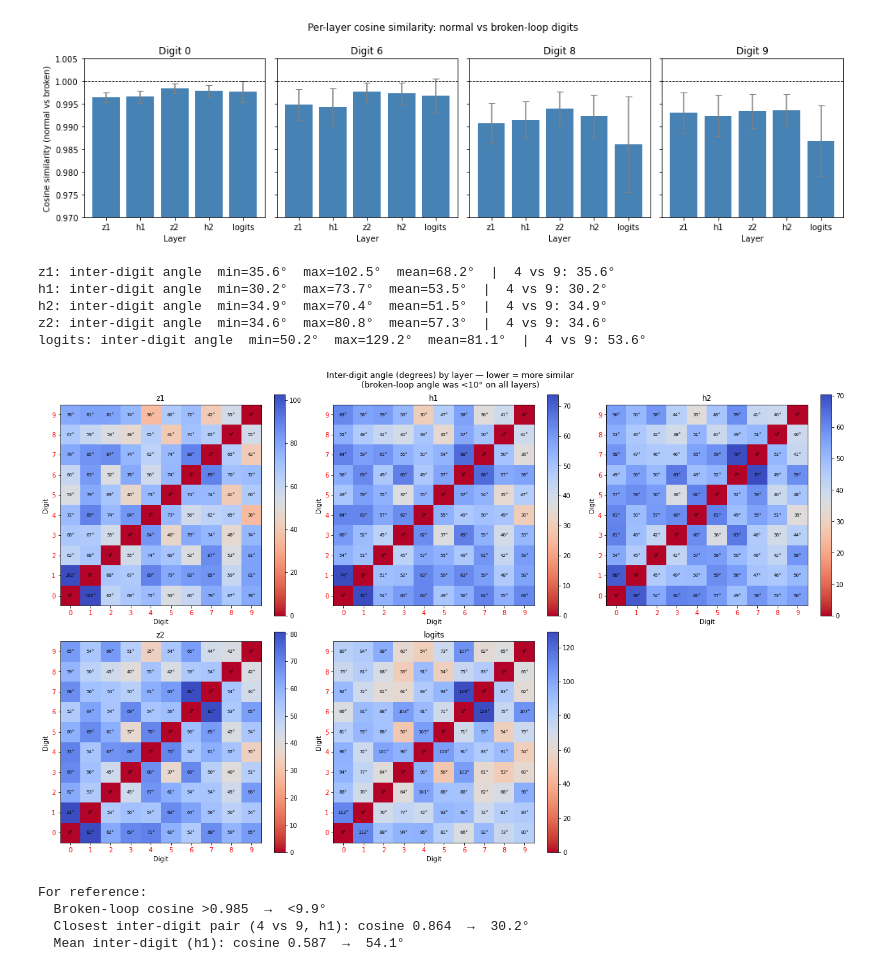
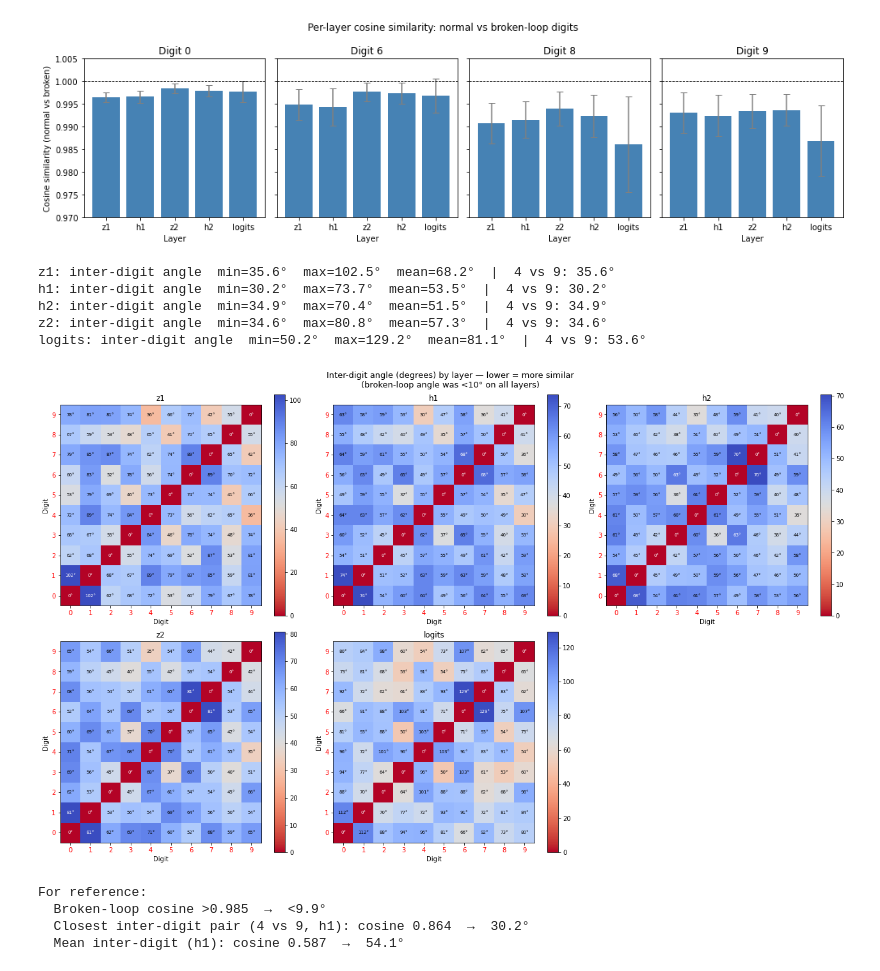
Before and after one commit to mild-rgb/mnist-mech-interp, a Jupyter notebook: mnist_interp_writeup.ipynb, the cells around one changed output. Saved outputs shown, nothing was run; the diff lists cells and outputs as text; code cells hidden in the pictures.

Commit message:
Use adaptive text color in angle heatmap for readability
Co-Authored-By: Claude Sonnet 4.6 <noreply@anthropic.com>

```diff
--- a/mnist_interp_writeup.ipynb
+++ b/mnist_interp_writeup.ipynb
@@ -338,41 +338,49 @@ for i, name in enumerate(layer_names):
 
     ax = axes[i]
     off_diag_mask = ~np.eye(10, dtype=bool)
-    im = ax.imshow(angles, cmap='coolwarm_r', vmin=0, vmax=angles[off_diag_mask].max(), origin='lower')
+    vmax = angles[off_diag_mask].max()
+    im = ax.imshow(angles, cmap='coolwarm_r', vmin=0, vmax=vmax, origin='lower')
+
+    cmap_obj = plt.get_cmap('coolwarm_r')
+    norm = plt.Normalize(vmin=0, vmax=vmax)
     for r in range(10):
         for c in range(10):
-            ax.text(c, r, f'{angles[r, c]:.0f}°', ha='center', va='center', fontsize=7, color='black')
+            rgba = cmap_obj(norm(angles[r, c]))
+            luminance = 0.299 * rgba[0] + 0.587 * rgba[1] + 0.114 * rgba[2]
+            text_color = 'white' if luminance < 0.5 else 'black'
+            ax.text(c, r, f'{angles[r, c]:.0f}°', ha='center', va='center', fontsize=7, color=text_color)
+
     ax.set_xticks(range(10))
     ax.set_yticks(range(10))
     ax.set_xticklabels(range(10))
     ax.set_yticklabels(range(10))
     for label in ax.get_xticklabels() + ax.get_yticklabels():
         label.set_color('red')
     ax.set_title(f'{name}')
     ax.set_xlabel('Digit')
     ax.set_ylabel('Digit')
     plt.colorbar(im, ax=ax)
 
     off_diag = angles[off_diag_mask]
     print(f"{name}: inter-digit angle  min={off_diag.min():.1f}°  max={off_diag.max():.1f}°  mean={off_diag.mean():.1f}°  |  4 vs 9: {angles[4, 9]:.1f}°")
 
 axes[5].set_visible(False)
 fig.suptitle('Inter-digit angle (degrees) by layer — lower = more similar\n(broken-loop angle was <10° on all layers)', fontsize=13)
 plt.tight_layout()
 plt.savefig('images/inter_digit_cosine_sim.png', dpi=150)
 plt.show()
 
 print("\nFor reference:")
 print(f"  Broken-loop cosine >0.985  →  <{np.degrees(np.arccos(0.985)):.1f}°")
 print(f"  Closest inter-digit pair (4 vs 9, h1): cosine 0.864  →  {np.degrees(np.arccos(0.864)):.1f}°")
 print(f"  Mean inter-digit (h1): cosine 0.587  →  {np.degrees(np.arccos(0.587)):.1f}°")
 # %% [output]
 z1: inter-digit angle  min=35.6°  max=102.5°  mean=68.2°  |  4 vs 9: 35.6°
 h1: inter-digit angle  min=30.2°  max=73.7°  mean=53.5°  |  4 vs 9: 30.2°
 h2: inter-digit angle  min=34.9°  max=70.4°  mean=51.5°  |  4 vs 9: 34.9°
 z2: inter-digit angle  min=34.6°  max=80.8°  mean=57.3°  |  4 vs 9: 34.6°
 logits: inter-digit angle  min=50.2°  max=129.2°  mean=81.1°  |  4 vs 9: 53.6°
-[figure, old version]
+[figure, new version]
 For reference:
   Broken-loop cosine >0.985  →  <9.9°
   Closest inter-digit pair (4 vs 9, h1): cosine 0.864  →  30.2°
```
Also changed, not shown: 1 other file.
